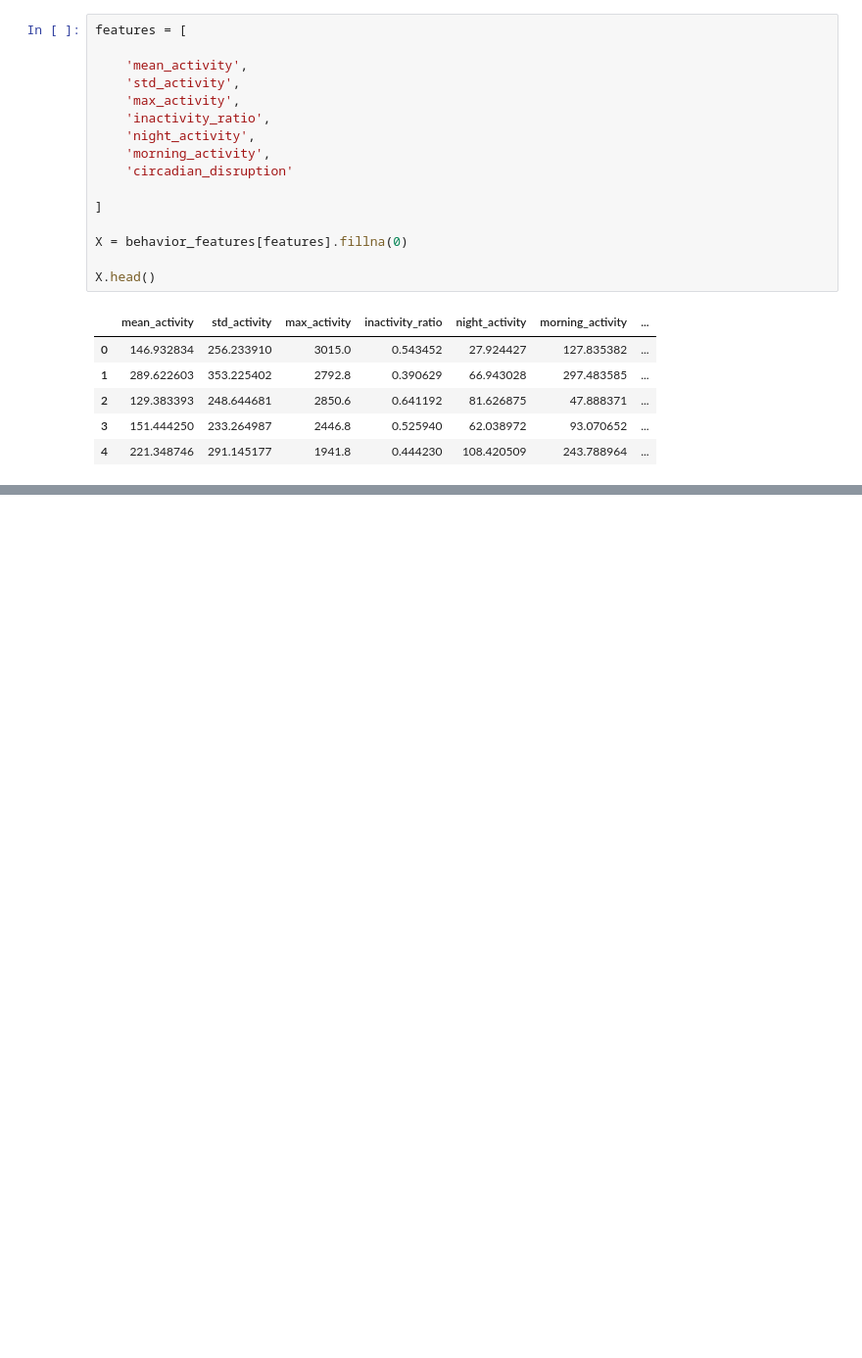
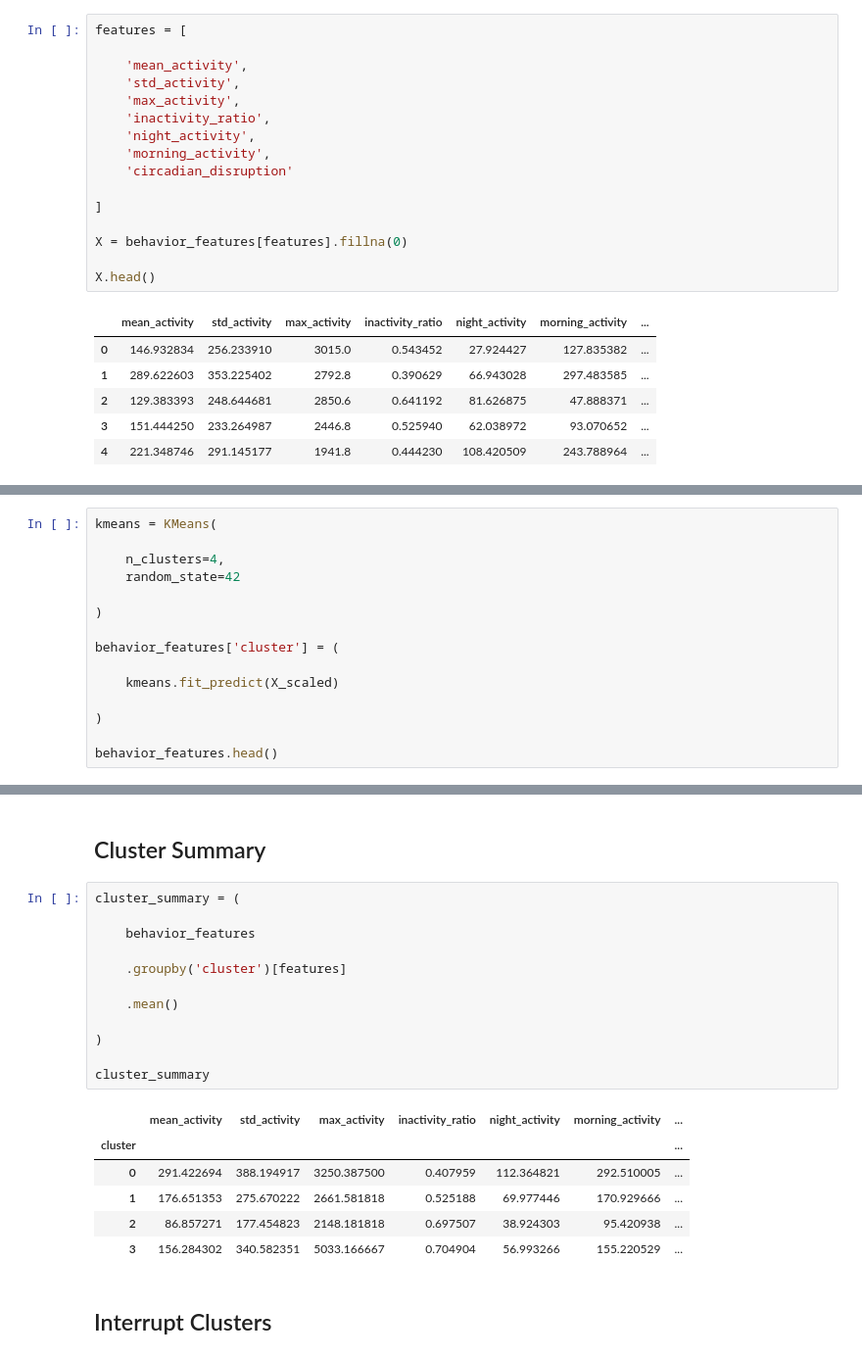
Before and after one commit to Razany98/Depresjon-Behavioral-Profiling, a Jupyter notebook: Behavior Profiling.ipynb, the cells around one changed output, grey strips where cells are left out. Shown at 98% size. Drawn from its saved outputs; the diff is of its cells as text; blank space fills up the shorter version.

```diff
--- a/Behavior Profiling.ipynb
+++ b/Behavior Profiling.ipynb
@@ -305,0 +371,15 @@ X.head()
+# %%
+kmeans = KMeans(
+
+    n_clusters=4,
+    random_state=42
+
+)
+
+behavior_features['cluster'] = (
+
+    kmeans.fit_predict(X_scaled)
+
+)
+
+behavior_features.head()
@@ -305,0 +439,23 @@ X.head()
+# %% [markdown]
+## Cluster Summary
+# %%
+cluster_summary = (
+
+    behavior_features
+
+    .groupby('cluster')[features]
+
+    .mean()
+
+)
+
+cluster_summary
+# %% [output]
+|  | mean_activity | std_activity | max_activity | inactivity_ratio | night_activity | morning_activity | ... |
+| cluster |  |  |  |  |  |  | ... |
+| 0 | 291.422694 | 388.194917 | 3250.387500 | 0.407959 | 112.364821 | 292.510005 | ... |
+| 1 | 176.651353 | 275.670222 | 2661.581818 | 0.525188 | 69.977446 | 170.929666 | ... |
+| 2 | 86.857271 | 177.454823 | 2148.181818 | 0.697507 | 38.924303 | 95.420938 | ... |
+| 3 | 156.284302 | 340.582351 | 5033.166667 | 0.704904 | 56.993266 | 155.220529 | ... |
+# %% [markdown]
+## Interrupt Clusters
```
Also changed, not shown: parts of 16 cells of this notebook.
